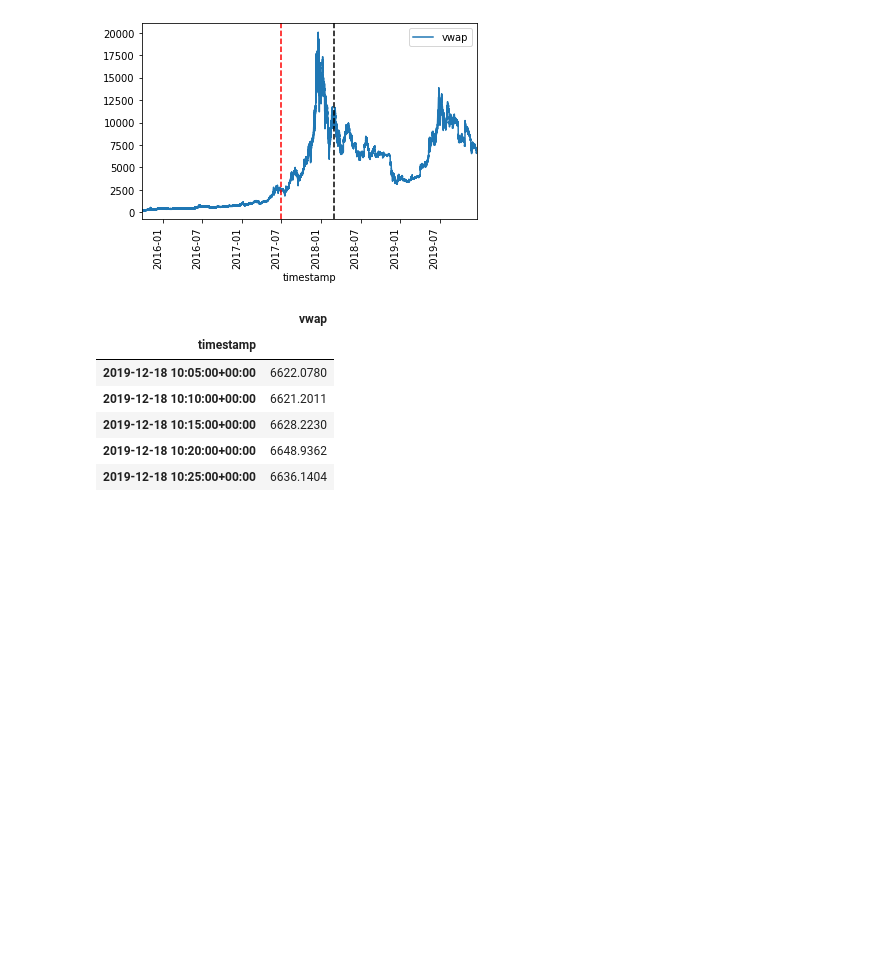
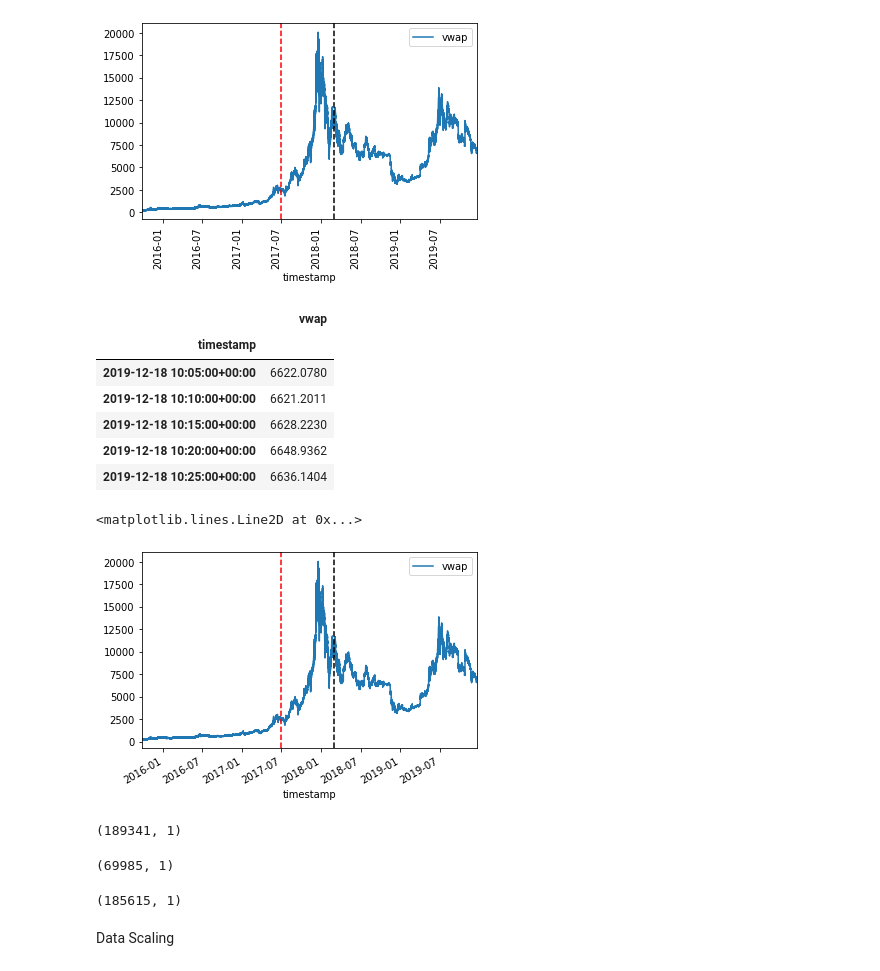
Before and after one commit to ThisuriLekamge/Stock-Price-Prediction-on-Bitcoin-trading-data-using-LSTM-with-PyTorch, a Jupyter notebook: main.ipynb, the cells around one changed output. Saved outputs shown, nothing was run; the diff lists cells and outputs as text; code cells hidden in the pictures; blank space fills up the shorter version.

```diff
--- a/main.ipynb
+++ b/main.ipynb
@@ -90,3 +90,27 @@ df_vwap.tail()
 | 2019-12-18 10:15:00+00:00 | 6628.2230 |
 | 2019-12-18 10:20:00+00:00 | 6648.9362 |
 | 2019-12-18 10:25:00+00:00 | 6636.1404 |
+# %%
+ax = df_vwap.plot()
+ax.axvline("2018-03-01", linestyle="--", c="black")
+ax.axvline("2017-07-01", linestyle="--", c='red')
+# %% [output]
+<matplotlib.lines.Line2D at 0x...>
+[figure, added]
+# %%
+df_train = df_vwap[df_vwap.index > "2018-03-01"]
+df_train.shape
+# %% [output]
+(189341, 1)
+# %%
+df_valid = df_vwap[(df_vwap.index >= "2017-07-01")&(df_vwap.index <= "2018-03-01")]
+df_valid.shape
+# %% [output]
+(69985, 1)
+# %%
+df_test = df_vwap[df_vwap.index < "2017-07-01"]
+df_test.shape
+# %% [output]
+(185615, 1)
+# %% [markdown]
+Data Scaling
```
Also changed, not shown: parts of 1 cell of this notebook.
